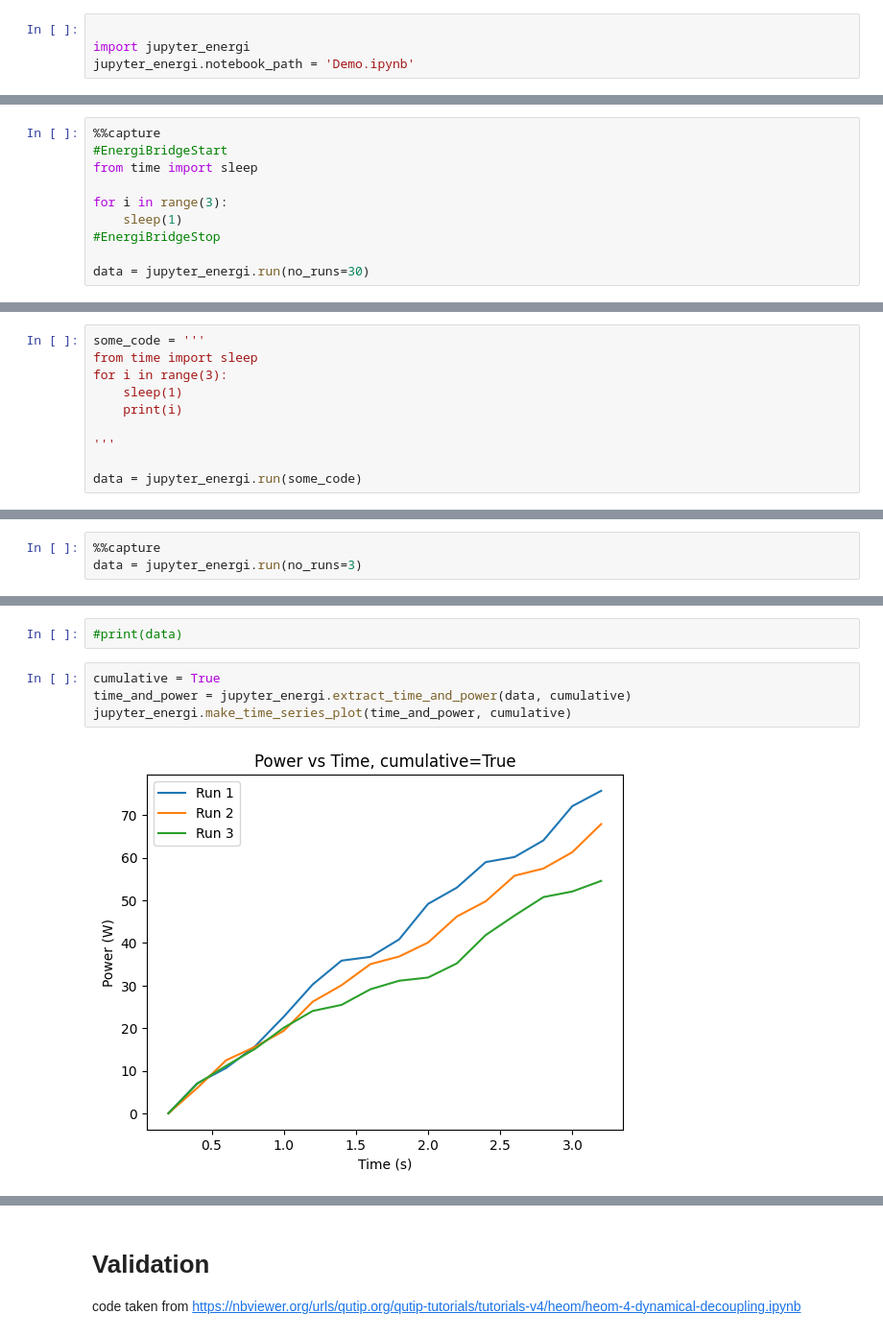
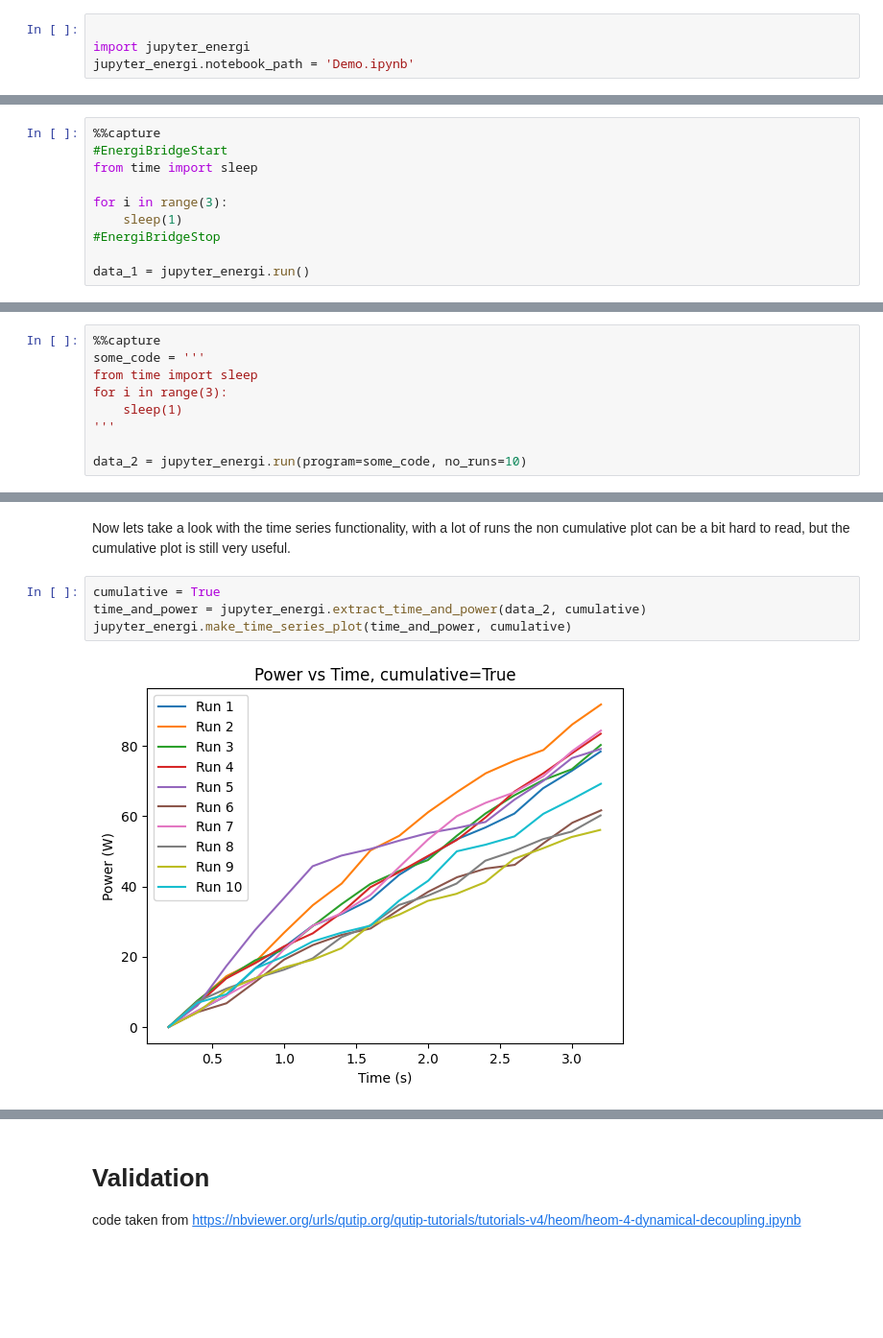
Before and after one commit to mitalipatil99/EnergiBridgeWrapper, a Jupyter notebook: jupyter_energi/Demo.ipynb, the cells around one changed output, grey strips where cells are left out. Shown: that part at 96% size. Drawn from its saved outputs; the diff is of its cells as text; blank space fills up the shorter version.

```diff
--- a/jupyter_energi/Demo.ipynb
+++ b/jupyter_energi/Demo.ipynb
@@ -11,4 +17,4 @@ for i in range(3):
     sleep(1)
 #EnergiBridgeStop
 
-data = jupyter_energi.run(no_runs=30)
+data_1 = jupyter_energi.run()
@@ -27,10 +62,9 @@ jupyter_energi.make_violin_plot(time_power_dataset, std_dev=std_dev)
 # %%
+%%capture
 some_code = '''
 from time import sleep
 for i in range(3):
     sleep(1)
-    print(i)
-
 '''
 
-data = jupyter_energi.run(some_code)
+data_2 = jupyter_energi.run(program=some_code, no_runs=10)
@@ -42,3 +70,0 @@ Energy consumption in joules: 26.7724609375 for 3.228235 sec of execution.
-# %%
-%%capture
-data = jupyter_energi.run(no_runs=3)
@@ -60,8 +71,8 @@ Energy consumption in joules: 54.92193603515625 for 3.2229538 sec of execution.
-# %%
-#print(data)
+# %% [markdown]
+Now lets take a look with the time series functionality, with a lot of runs the non cumulative plot can be a bit hard to read, but the cumulative plot is still very useful.
 # %%
 cumulative = True
-time_and_power = jupyter_energi.extract_time_and_power(data, cumulative)
+time_and_power = jupyter_energi.extract_time_and_power(data_2, cumulative)
 jupyter_energi.make_time_series_plot(time_and_power, cumulative)
 # %% [output]
-[figure, old version]
+[figure, new version]
```
Also changed, not shown: parts of 16 cells of this notebook, 1 other file.
